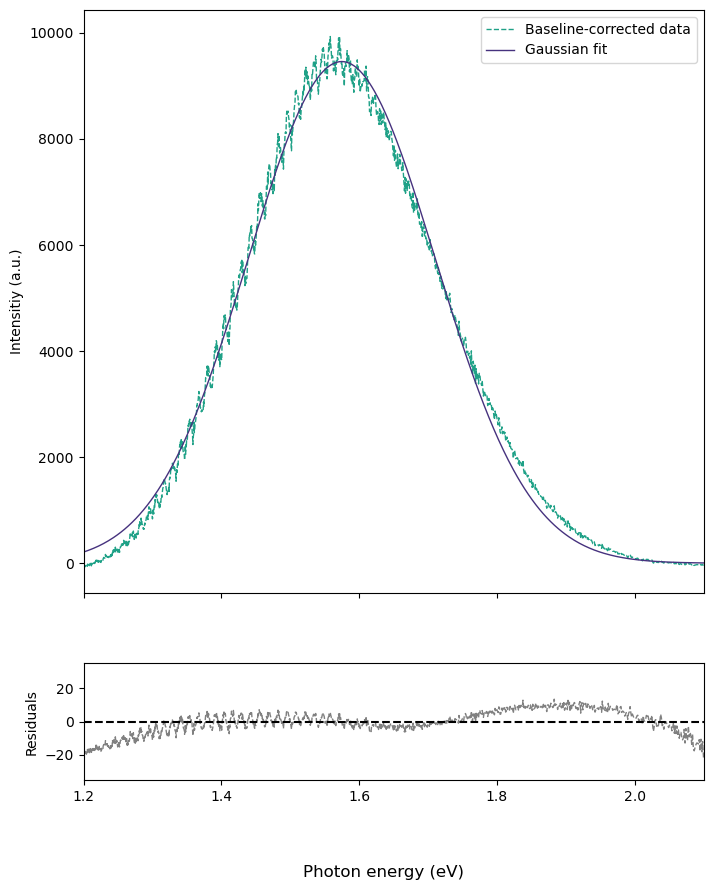
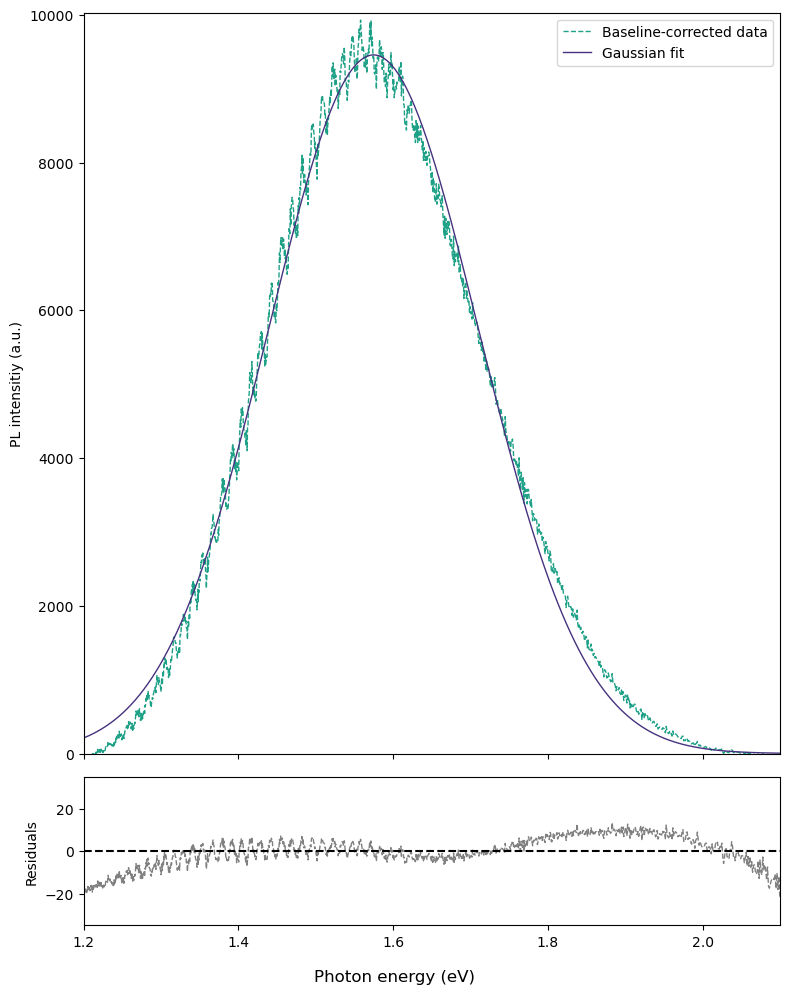
Code edit (unified diff) that turned the first committed figure into the second:
--- before
+++ after
@@ -16,5 +16,5 @@
 
    
-    y_max = max(y)
+    y_max = max(y) + 100
 
     ss_res = np.sum(residuals**2)
@@ -95,6 +95,6 @@
     ax1.plot(x, y, lw=1,ls="--", color= (0.122312, 0.633153, 0.530398), label="Baseline-corrected data")
     ax1.plot(x_fit, peak_1,  lw=1, ls="-", color= (0.275191, 0.194905, 0.496005), label='Gaussian fit')
-    plt.ylim(0, y_max)
-    plt.xlim(1.2,2.1)
+    ax1.set_ylim(0, y_max)
+    ax1.set_xlim(1.2,2.1)
     ax1.legend()
     ax2.plot(x, residuals,lw=1, color="gray", ls="--")
@@ -102,12 +102,12 @@
     plt.ylim(-35, 35)
 
-    ax1.set_ylabel("Intensitiy (a.u.)")
+    ax1.set_ylabel("PL intensitiy (a.u.)")
     ax2.set_ylabel("Residuals")
     fig.supxlabel("Photon energy (eV)")
     #fig.suptitle(f"Excitation power {power} mW")
-     
+    fig.tight_layout()
     # sns.scatterplot(y=residuals, x=x)
     # plt.axhline(y=0, color='r', linestyle='--')
-    #plt.savefig(f"gauss_fit_{power}_mW.pdf", format='pdf')
+    plt.savefig(f"figs/gauss_fit_{power}_mW.png", dpi=600, format="png")
     plt.show()
 

Commit: M